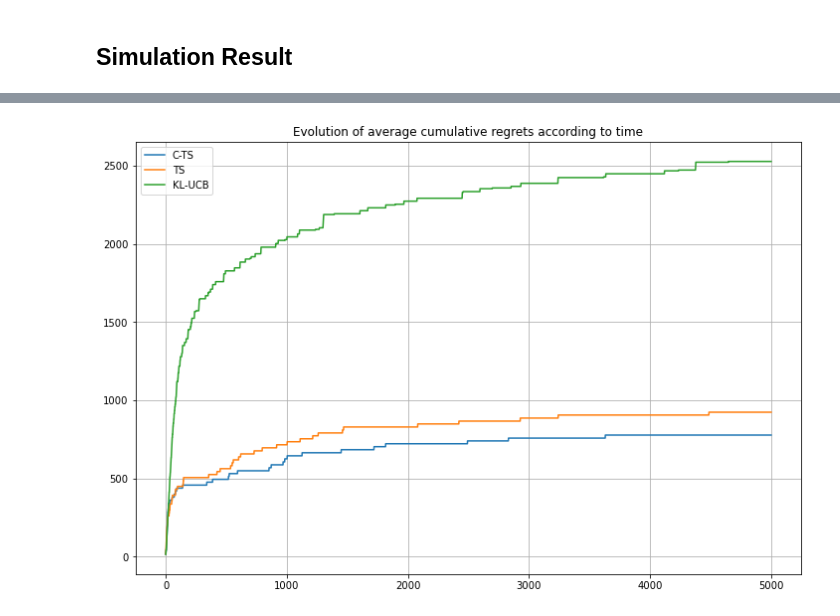
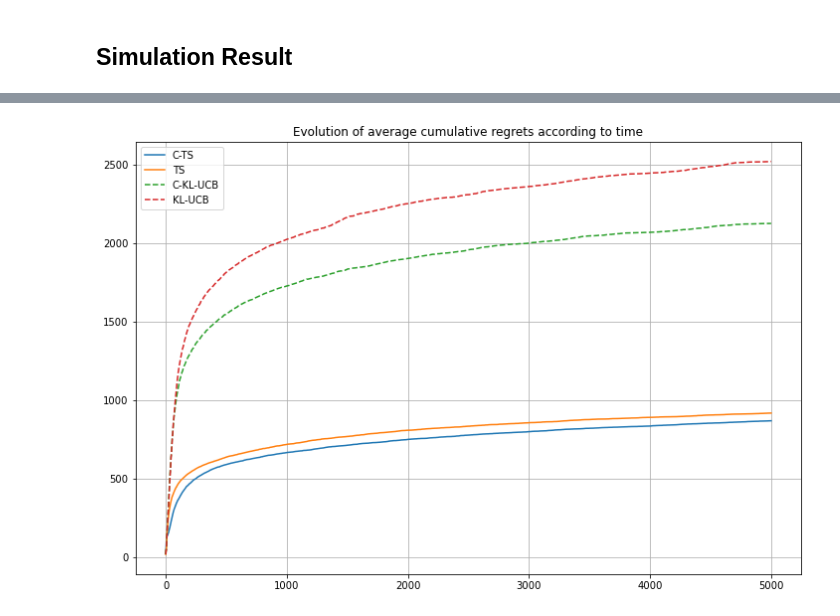
Before and after one commit to chosen-ox/Bandit_UCB, a Jupyter notebook: Correlation_Bandit_Test.ipynb, the cells around one changed output, grey strips where cells are left out. Cells and saved outputs as stored; diff of their text form; code cells hidden in the pictures.

Commit message:
Correlation Bandit (TS & KLUCB)

```diff
--- a/Correlation_Bandit_Test.ipynb
+++ b/Correlation_Bandit_Test.ipynb
@@ -21,7 +20,7 @@ s = ts_bandit_policy.construct_s(rate, K)
 
 
 T= 5000 #Time periods
-runs = 1 #Number of iterations
+runs = 100 #Number of iterations
 
 print("Pi:",p)
 print("Delta:",Delta)
@@ -33,19 +49,5 @@ Delta: [15.66 12.78 10.08  4.86  0.   18.   18.72 19.44]
 # %%
-# %%capture
-c_ts = ts_bandit_policy.CBanditPolicy(K, rate, s, 0)
-total_rewards_list_c_ts = np.zeros((runs, T))
-actions_list_c_ts = []
-
-ts = ts_bandit_policy.TSBanditPolicy(K, rate, 0)
-total_rewards_list_ts = np.zeros((runs, T))
-actions_list_ts = []
-
-klucb = kl_ucb_policy.KLUCBPolicy(K, rate) #Original KL UCB
-total_rewards_list_klucb = np.zeros((runs, T))
-actions_list_klucb = []
-
 start_time = time.time()
-
 for run in range(runs):
     c_ts.reset()
     actions_c_ts = np.zeros((K, T), dtype=int)
@@ -58,6 +60,11 @@ for run in range(runs):
     klucb.reset()
     actions_klucb = np.zeros((K, T), dtype=int)
     rewards_klucb = np.zeros((K, T), dtype=float)
+
+    cklucb.reset()
+    actions_cklucb = np.zeros((K, T), dtype=int)
+    rewards_cklucb = np.zeros((K, T), dtype=float)
+
     for t in range(T):
         c_ts.reduce_set()
         arm_c_ts = c_ts.select_next_arm()
@@ -75,6 +82,12 @@ for run in range(runs):
         rewards_klucb[arm_klucb, t] = np.random.binomial(1, p[arm_klucb]) * rate[arm_klucb]
         klucb.update_state(arm_klucb, rewards_klucb[arm_klucb, t] / rate[arm_klucb])
 
+        cklucb.reduce_set()
+        arm_cklucb = cklucb.select_next_arm()
+        actions_cklucb[arm_cklucb, t] = 1
+        rewards_cklucb[arm_cklucb, t] = np.random.binomial(1, p[arm_cklucb]) * rate[arm_cklucb]
+        cklucb.update_state(arm_cklucb, int(rewards_cklucb[arm_cklucb, t] / rate[arm_cklucb]))
+
     cumulative_rewards_c_ts = np.cumsum(rewards_c_ts, axis=1) #Cumulative rewards of each arm according to time
     total_rewards_c_ts = np.sum(cumulative_rewards_c_ts, axis=0) #Cumulative rewards of all arms according to time
     total_rewards_list_c_ts[run, :] = np.copy(total_rewards_c_ts)
@@ -90,6 +103,11 @@ for run in range(runs):
     total_rewards_list_klucb[run, :] = np.copy(total_rewards_klucb)
     actions_list_klucb.append(np.copy(actions_klucb))
 
+    cumulative_rewards_cklucb = np.cumsum(rewards_cklucb, axis=1) #Cumulative rewards of each arm according to time
+    total_rewards_cklucb = np.sum(cumulative_rewards_cklucb, axis=0) #Cumulative rewards of all arms according to time
+    total_rewards_list_cklucb[run, :] = np.copy(total_rewards_cklucb)
+    actions_list_cklucb.append(np.copy(actions_cklucb))
+
 time_spent = time.time() - start_time
 # %% [markdown]
 ## Simulation Result
@@ -121,33 +137,40 @@ t & Reward (total) KL-UCB : 4999 105018.0
 # %%
-#Regrets calculation for TS
+# Regrets calculation for TS
 total_action_c_ts = np.zeros((K, T))
 for actions_c_ts in actions_list_c_ts:
     total_action_c_ts += np.cumsum(actions_c_ts, axis=1)  #The cumulative times of each arm to be selected
 total_action_c_ts = total_action_c_ts / runs
 regret_cumule_c_ts = np.dot(Delta, total_action_c_ts[:, :])  # Cumulative regrets
 
 total_action_ts = np.zeros((K,T))
 for actions_ts in actions_list_ts:
     total_action_ts += np.cumsum(actions_ts, axis=1)  #The cumulative times of each arm to be selected
 total_action_ts = total_action_ts / runs
 regret_cumule_ts = np.dot(Delta, total_action_ts[:, :])  # Cumulative regrets
 
 total_action_klucb = np.zeros((K, T))
 for actions_klucb in actions_list_klucb:
     total_action_klucb += np.cumsum(actions_klucb, axis=1) #The cumulative times of each arm to be selected
 total_action_klucb = total_action_klucb / runs
 regret_cumule_klucb = np.dot(Delta, total_action_klucb[:, :]) # Cumulative regrec_ts
 
+total_action_cklucb = np.zeros((K, T))
+for actions_cklucb in actions_list_cklucb:
+    total_action_cklucb += np.cumsum(actions_cklucb, axis=1) #The cumulative times of each arm to be selected
+total_action_cklucb = total_action_cklucb / runs
+regret_cumule_cklucb = np.dot(Delta, total_action_cklucb[:, :]) # Cumulative regrec_ts
+
 fig = plt.figure(figsize=(12, 8))
 ax1 = fig.add_subplot(1, 1, 1)
 ax1.plot(regret_cumule_c_ts[:], linestyle='-', label='C-TS')
 ax1.plot(regret_cumule_ts[:], linestyle='-', label='TS')
-ax1.plot(regret_cumule_klucb[:],linestyle='-', label='KL-UCB')
+ax1.plot(regret_cumule_cklucb[:],linestyle='--', label='C-KL-UCB')
+ax1.plot(regret_cumule_klucb[:],linestyle='--', label='KL-UCB')
 
 ax1.legend(loc='best')
 ax1.grid()
 ax1.set_title('Evolution of average cumulative regrets according to time')
 #ax1.xscale('log')
 plt.show()
 # %% [output]
-[figure, old version]
+[figure, new version]
```
Also changed, not shown: parts of 3 cells of this notebook, 2 other files.
